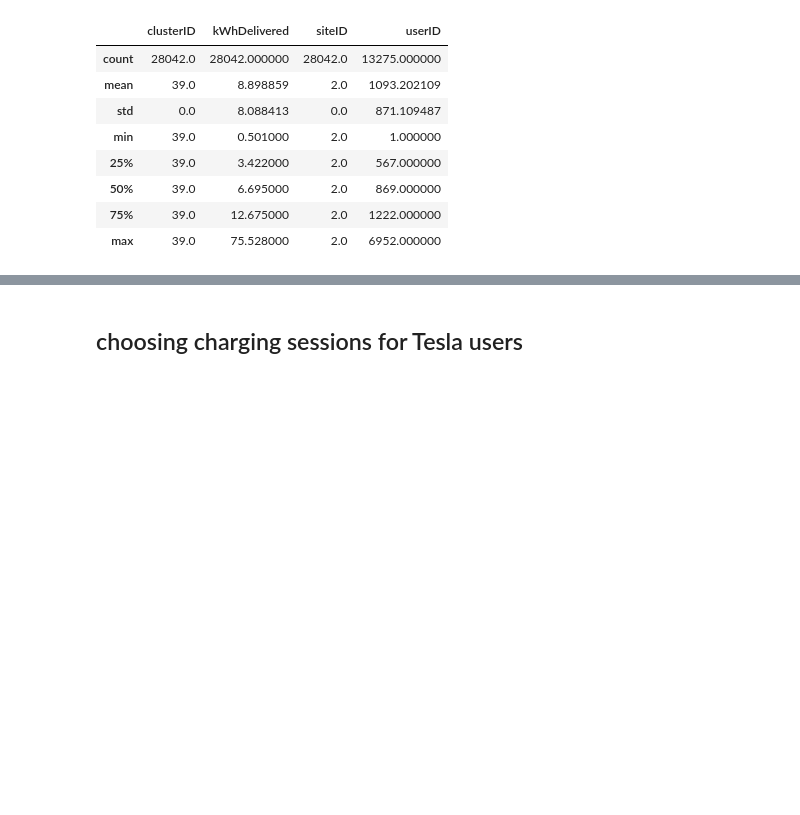
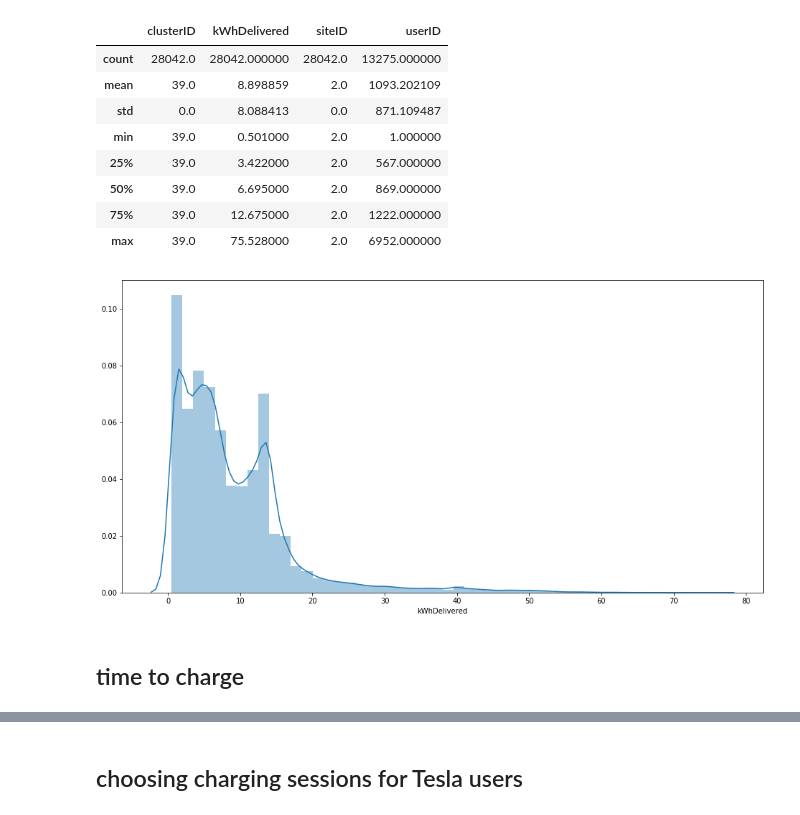
Before and after one commit to JuliaSokolova/electric-vehicle-charging, a Jupyter notebook: Charging kWh delivered - mean & confidence interval.ipynb, the cells around one changed output, grey strips where cells are left out. Cells and saved outputs as stored; diff of their text form; code cells hidden in the pictures; blank space fills up the shorter version.

Commit message:
Look into delivered kWh numbers

```diff
--- a/Charging kWh delivered - mean & confidence interval.ipynb
+++ b/Charging kWh delivered - mean & confidence interval.ipynb
@@ -62,3 +50,10 @@ charging.describe()
 | 50% | 39.0 | 6.695000 | 2.0 | 869.000000 |
 | 75% | 39.0 | 12.675000 | 2.0 | 1222.000000 |
 | max | 39.0 | 75.528000 | 2.0 | 6952.000000 |
+# %%
+ax, fig = plt.subplots(figsize = (16,8))
+ax = sns.distplot(charging.kWhDelivered)
+# %% [output]
+[figure, added]
+# %% [markdown]
+## time to charge
```
Also changed, not shown: parts of 3 cells of this notebook.
